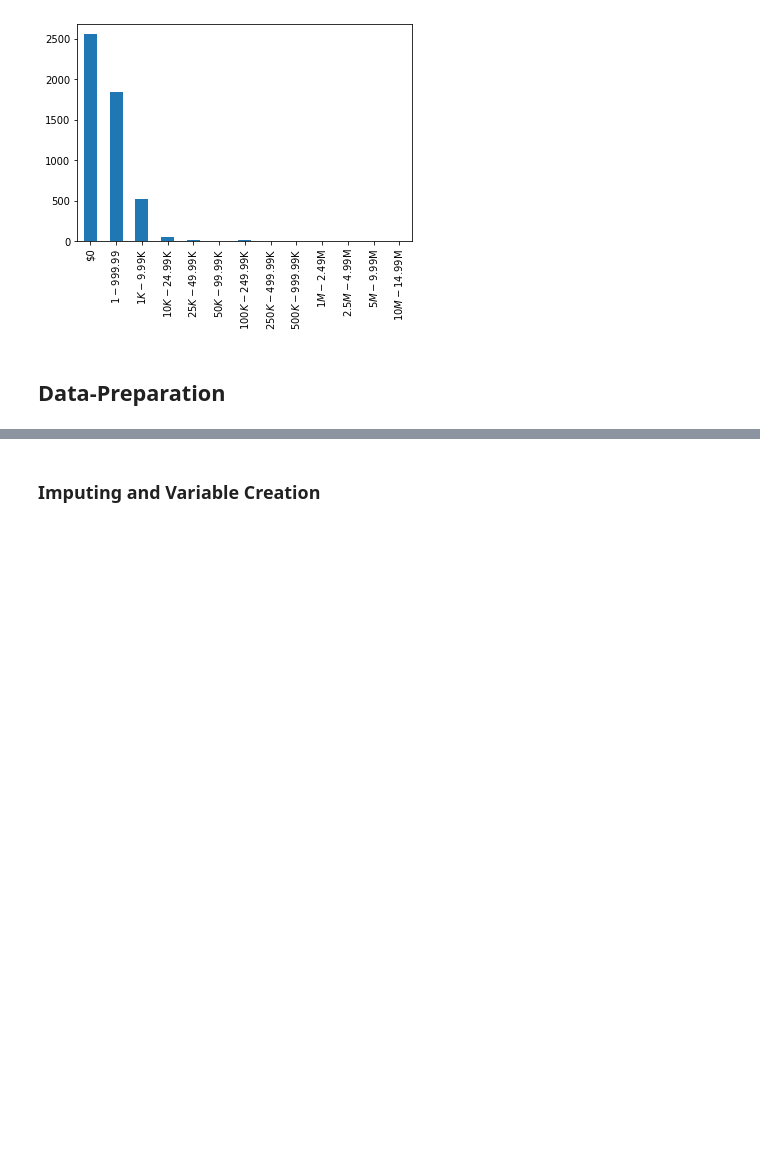
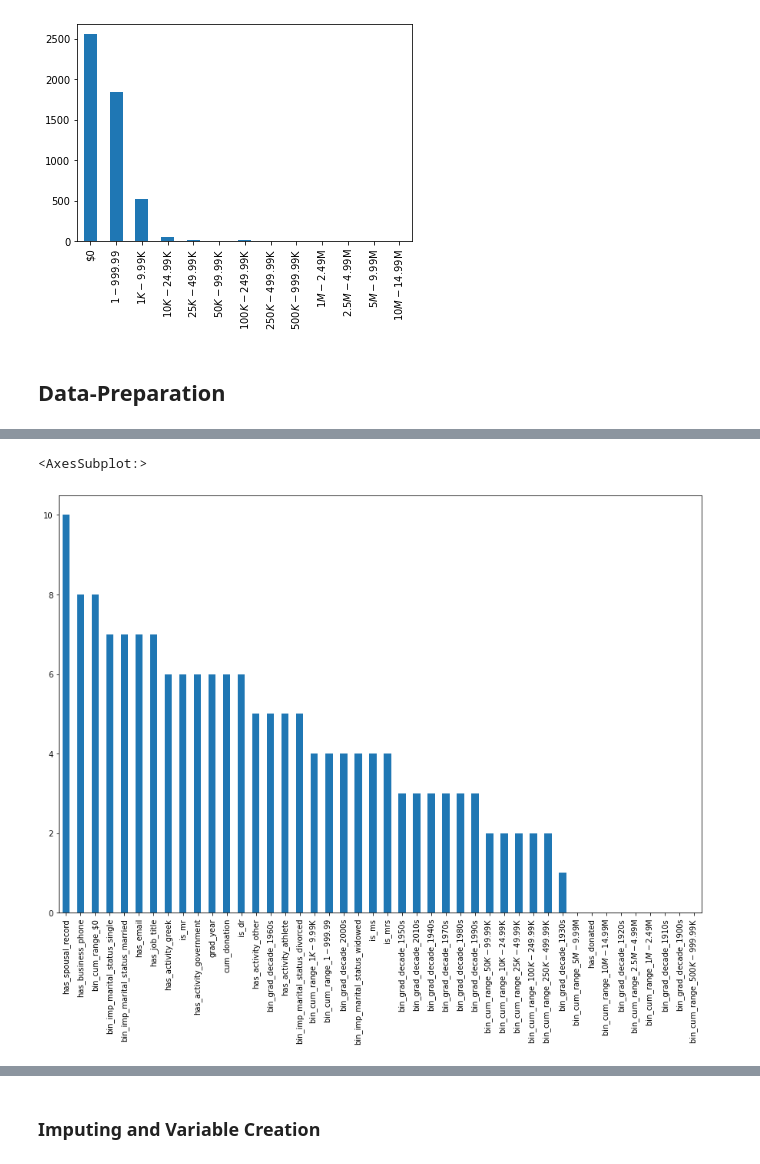
Before and after one commit to jrobio/assignment2, a Jupyter notebook: notebooks/assignment2.ipynb, the cells around one changed output, grey strips where cells are left out. Drawn from its saved outputs; the diff is of its cells as text; code cells hidden in the pictures; blank space fills up the shorter version.

```diff
--- a/notebooks/assignment2.ipynb
+++ b/notebooks/assignment2.ipynb
@@ -546,8 +546,19 @@ for k_model, v_data in dict_3bit.items():
 # %%
-ff_list = list
+ff_dict = dict()
 all_cols = data_dict['cols']['all_cols']
 
 for k,v in dict_6bit.items():
-    for ki,vi in v.items():
-        if ki == 'X':
+    if k[-6:-3] != '000':
+        for ki,vi in v.items():
+            if ki == 'X':
+                data = dict()
+                st = set(vi)
+                for i in all_cols:
+                    if i in st:
+                        data.update({i:1})
+                    else:
+                        data.update({i:0})
+                ff_dict.update({k:data})
+
+ff_df = pd.DataFrame(ff_dict)
 # %% [output]
@@ -1043,0 +1080,5 @@ The identification of significant features has been automatically implemented th
+# %%
+ff_df.T.sum().sort_values(ascending=False).plot.bar(figsize=(15,10))
+# %% [output]
+<AxesSubplot:>
+[figure, added]
```
Also changed, not shown: parts of 13 cells of this notebook.
